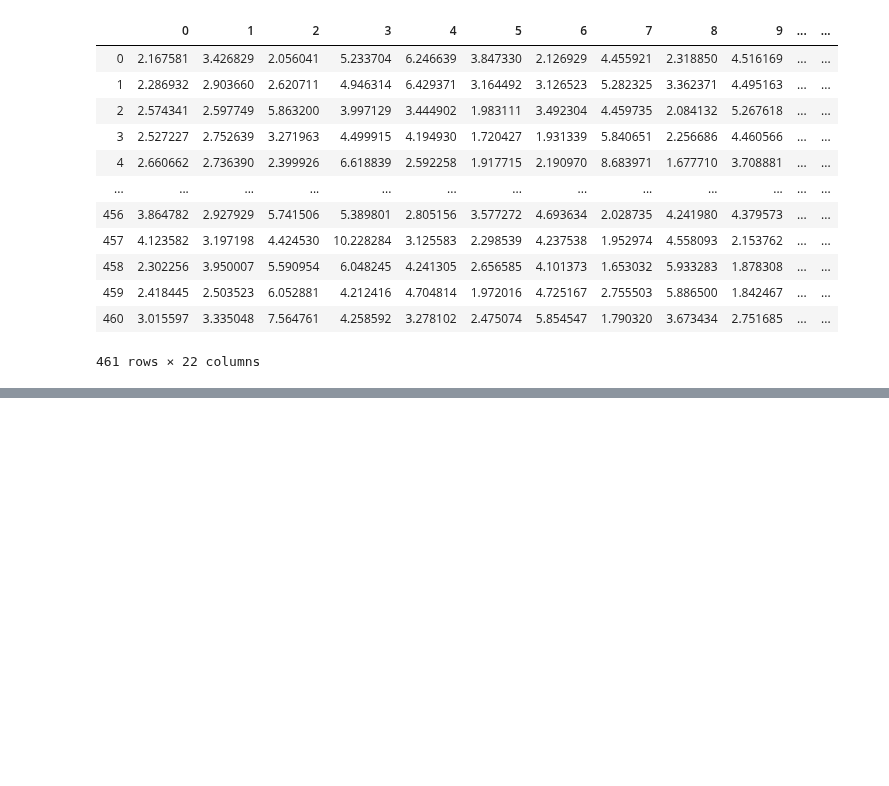
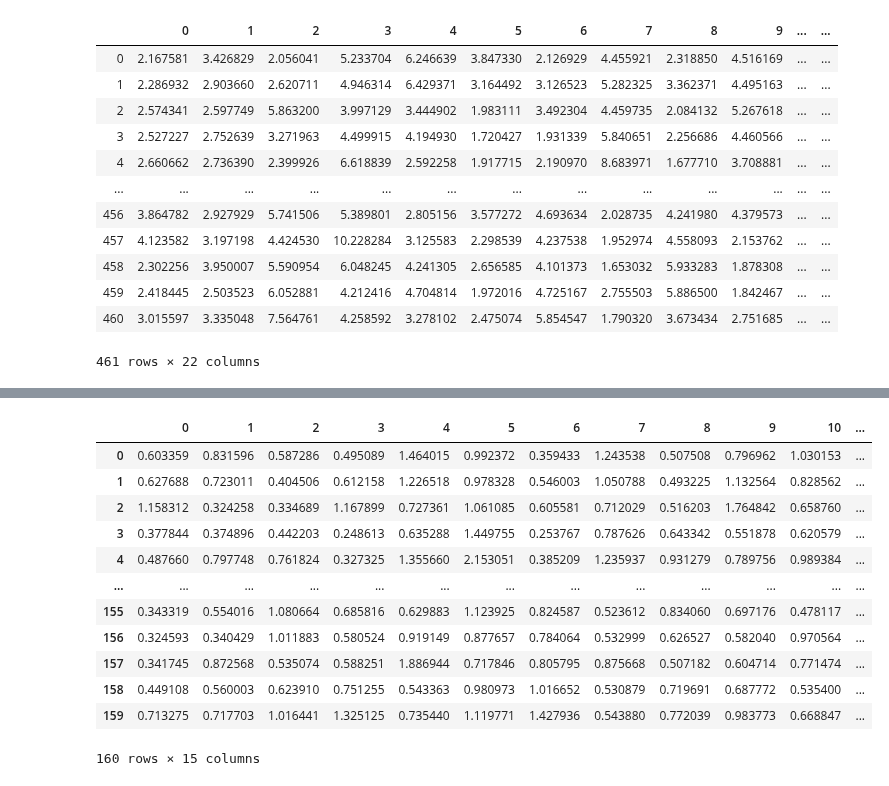
Before and after one commit to rameerez/brain-computer-interfacing, a Jupyter notebook: project/02-Preprocessing.ipynb, the cells around one changed output, grey strips where cells are left out. Drawn from its saved outputs; the diff is of its cells as text; code cells hidden in the pictures; blank space fills up the shorter version.

```diff
--- a/project/02-Preprocessing.ipynb
+++ b/project/02-Preprocessing.ipynb
@@ -253,0 +258,2 @@ features['5']
+# %%
+raw_dict = ai.dir_to_raw('../data/vendor/bnci-002-2014/*.fif')
@@ -253,0 +332,3 @@ features['5']
+# %%
+events, epochs, raw_epochs = ai.prep_pipeline(raw_dict['4'])
+df = ai.feature_pipeline(epochs)
@@ -253,0 +353,16 @@ features['5']
+# %%
+df #15 chn x 160 trials
+# %% [output]
+|  | 0 | 1 | 2 | 3 | 4 | 5 | 6 | 7 | 8 | 9 | 10 | ... |
+| 0 | 0.603359 | 0.831596 | 0.587286 | 0.495089 | 1.464015 | 0.992372 | 0.359433 | 1.243538 | 0.507508 | 0.796962 | 1.030153 | ... |
+| 1 | 0.627688 | 0.723011 | 0.404506 | 0.612158 | 1.226518 | 0.978328 | 0.546003 | 1.050788 | 0.493225 | 1.132564 | 0.828562 | ... |
+| 2 | 1.158312 | 0.324258 | 0.334689 | 1.167899 | 0.727361 | 1.061085 | 0.605581 | 0.712029 | 0.516203 | 1.764842 | 0.658760 | ... |
+| 3 | 0.377844 | 0.374896 | 0.442203 | 0.248613 | 0.635288 | 1.449755 | 0.253767 | 0.787626 | 0.643342 | 0.551878 | 0.620579 | ... |
+| 4 | 0.487660 | 0.797748 | 0.761824 | 0.327325 | 1.355660 | 2.153051 | 0.385209 | 1.235937 | 0.931279 | 0.789756 | 0.989384 | ... |
+| ... | ... | ... | ... | ... | ... | ... | ... | ... | ... | ... | ... | ... |
+| 155 | 0.343319 | 0.554016 | 1.080664 | 0.685816 | 0.629883 | 1.123925 | 0.824587 | 0.523612 | 0.834060 | 0.697176 | 0.478117 | ... |
+| 156 | 0.324593 | 0.340429 | 1.011883 | 0.580524 | 0.919149 | 0.877657 | 0.784064 | 0.532999 | 0.626527 | 0.582040 | 0.970564 | ... |
+| 157 | 0.341745 | 0.872568 | 0.535074 | 0.588251 | 1.886944 | 0.717846 | 0.805795 | 0.875668 | 0.507182 | 0.604714 | 0.771474 | ... |
+| 158 | 0.449108 | 0.560003 | 0.623910 | 0.751255 | 0.543363 | 0.980973 | 1.016652 | 0.530879 | 0.719691 | 0.687772 | 0.535400 | ... |
+| 159 | 0.713275 | 0.717703 | 1.016441 | 1.325125 | 0.735440 | 1.119771 | 1.427936 | 0.543880 | 0.772039 | 0.983773 | 0.668847 | ... |
+160 rows × 15 columns
```
Also changed, not shown: parts of 4 cells of this notebook, 1 other file.
